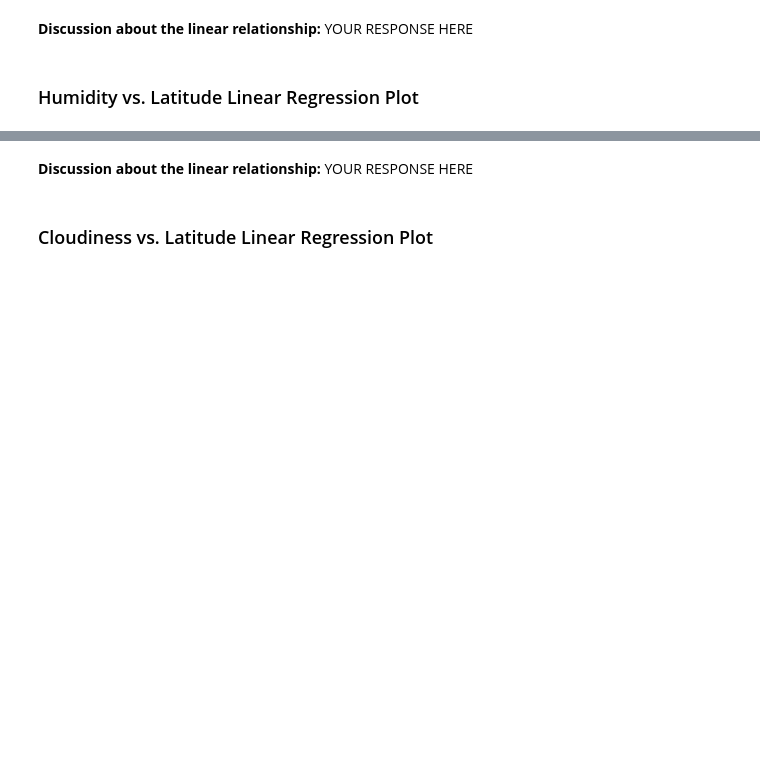
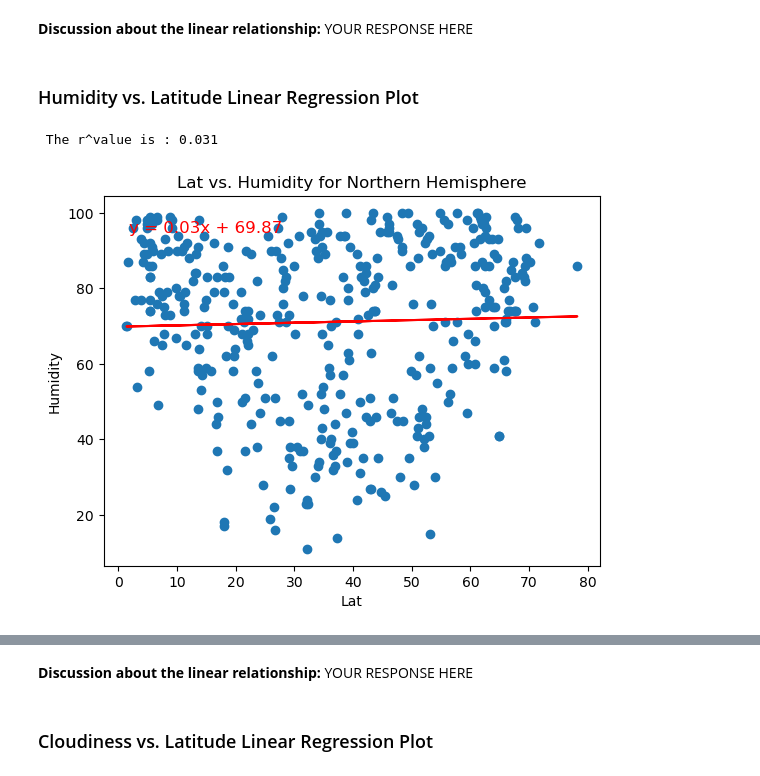
Before and after one commit to nazimben25/Plan_vacations_with_Weather_data_Flask-API, a Jupyter notebook: WeatherPymywork.ipynb, the cells around one changed output, grey strips where cells are left out. Saved outputs shown, nothing was run; the diff lists cells and outputs as text; code cells hidden in the pictures; blank space fills up the shorter version.

```diff
--- a/WeatherPymywork.ipynb
+++ b/WeatherPymywork.ipynb
@@ -379,6 +443,9 @@ southern_hemi_df.head()
 ### Humidity vs. Latitude Linear Regression Plot
 # %%
 # Northern Hemisphere
-# YOUR CODE HERE
+regression_plot(northern_hemi_df,'Lat','Humidity')
+# %% [output]
+ The r^value is : 0.031
+[figure, added]
 # %%
 # Southern Hemisphere
```
Also changed, not shown: parts of 27 cells of this notebook.
